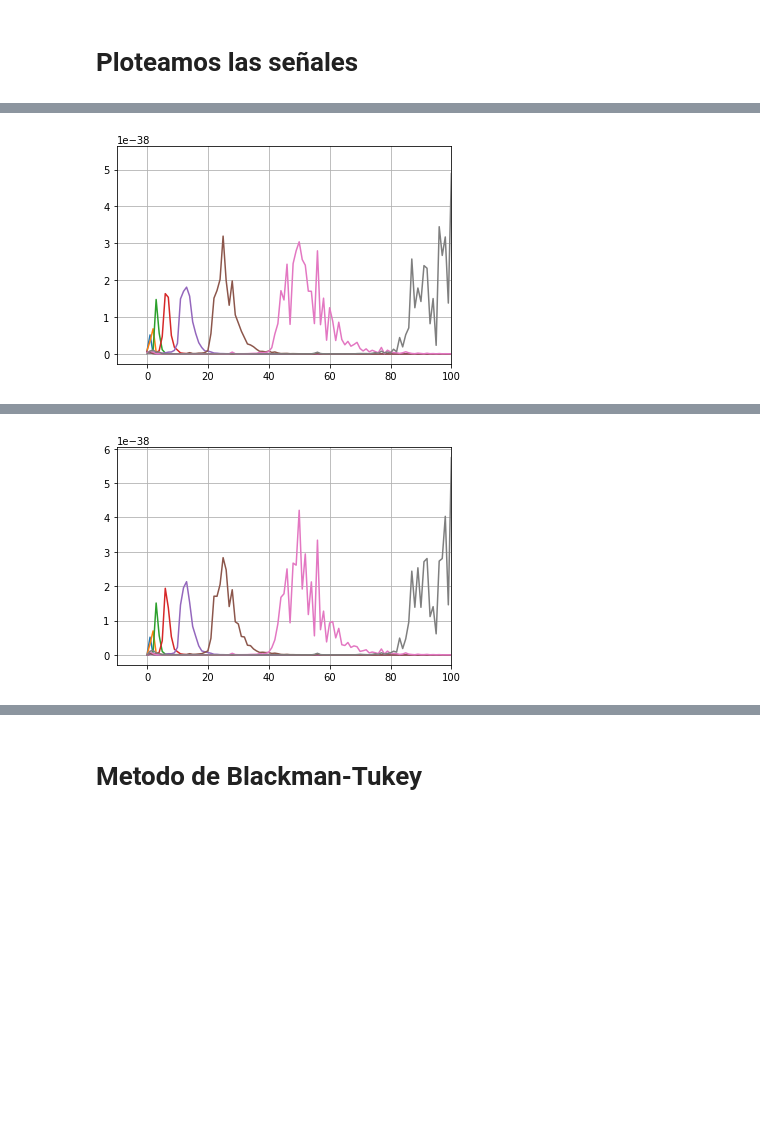
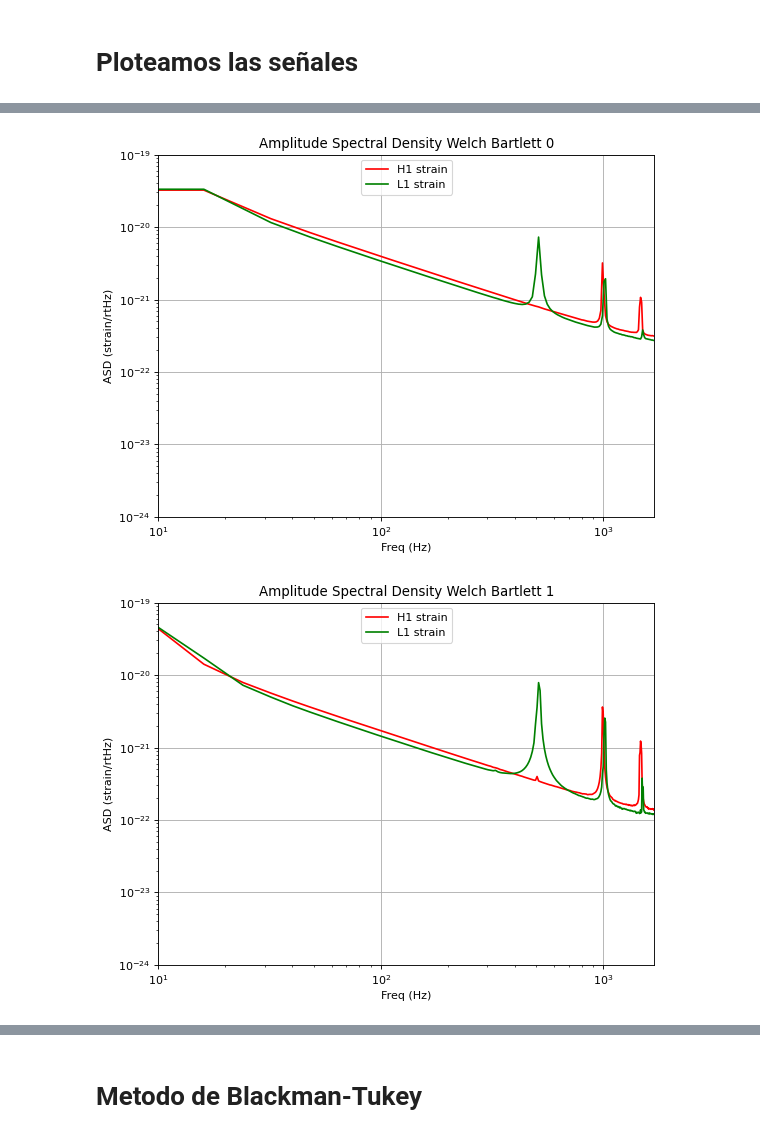
Before and after one commit to ManuMollon261297/PASA, a Jupyter notebook: TP1/code/pasa_tp1.ipynb, the cells around one changed output, grey strips where cells are left out. Drawn from its saved outputs; the diff is of its cells as text; code cells hidden in the pictures; blank space fills up the shorter version.

```diff
--- a/TP1/code/pasa_tp1.ipynb
+++ b/TP1/code/pasa_tp1.ipynb
@@ -10,8 +10,8 @@ import matplotlib.pyplot as plt
 # %% [markdown]
 # Cargamos las señales
 # %%
-H1 = h5py.File('H-H1_GWOSC_4KHZ_R1-1126259447-32.hdf5',  'r')
-L1 = h5py.File('L-L1_GWOSC_4KHZ_R1-1126259447-32.hdf5',  'r')
+H1 = h5py.File('../data/H-H1_GWOSC_4KHZ_R1-1126259447-32.hdf5',  'r')
+L1 = h5py.File('../data/L-L1_GWOSC_4KHZ_R1-1126259447-32.hdf5',  'r')
 # %%
 print(list(H1.keys()))
 print(list(L1.keys()))
@@ -102,5 +112,5 @@ plt.show()
 # %%
-def plotStrainASD(freqs1, freqs2, Pxx1, Pxx2, fmin, fmax, filename='ASD.png', show=True, yMin=1e-24, yMax=1e-19):
+def plotStrainASD(freqs1, freqs2, Pxx1, Pxx2, fmin, fmax, filename='ASD.png', show=True, yMin=1e-24, yMax=1e-19,title=''):
     plt.figure(num=None, figsize=(8,6), dpi=80, facecolor='w', edgecolor='k')
     plt.loglog(freqs1, np.sqrt(Pxx1),'r',label='H1 strain')
     plt.loglog(freqs2, np.sqrt(Pxx2),'g',label='L1 strain')
@@ -109,7 +119,7 @@ def plotStrainASD(freqs1, freqs2, Pxx1, Pxx2, fmin, fmax, filename='ASD.png', sh
     plt.ylabel('ASD (strain/rtHz)')
     plt.xlabel('Freq (Hz)')
     plt.legend(loc='upper center')
-    plt.title('Amplitude Spectral Density')
+    plt.title('Amplitude Spectral Density ' + title)
     plt.savefig(filename)
     if show:
         plt.plot()
@@ -124,5 +134,5 @@ PxxH1_FFT = norm*abs(fftH1)**2/N_event
 PxxL1_FFT = norm*abs(fftL1)**2/N_event
 fmin = 10
 fmax = 2000
-plotStrainASD(freqs1,freqs2, PxxH1_FFT[:-1], PxxL1_FFT[:-1], fmin, fmax, filename='ASD-Periodogram.png')
+plotStrainASD(freqs1,freqs2, PxxH1_FFT[:-1], PxxL1_FFT[:-1], fmin, fmax, filename='ASD-Periodogram.png',title='Periodogram')
 # %% [output]
@@ -186,11 +204,15 @@ def welchBartlett(data,fs,D,L,k,window,padding=None):
 # %%
-for i in range(8):
-  nperseg = 2**(9+i)
-  wbSpectrumL1 =  welchBartlett(dataL1, fs=4096, D=0, L=nperseg, k=int(len(dataL1)/nperseg), window = signal.get_window('boxcar', nperseg))
-  wbSpectrumH1 =  welchBartlett(dataH1, fs=4096, D=0, L=nperseg, k=int(len(dataH1)/nperseg), window = signal.get_window('boxcar', nperseg))
-  plt.plot(wbSpectrumH1)
-plt.grid('on')
-plt.xlim(left=-10,right=100)
-plt.show()
+for i in range(7):
+    nperseg = 2**(8+i)
+    fmin = 10
+    fmax = 1700
+    freqs1 = np.fft.fftfreq(nperseg,d=1/4096)
+    freqs2 = np.fft.fftfreq(nperseg,d=1/4096)
+    freqs1 = freqs1[:len(freqs1)//2]
+    freqs2 = freqs2[:len(freqs2)//2]
+    PxxH1_WB =  welchBartlett(dataH1[0:62000], fs=4096, D=0, L=nperseg, k=int(62000/nperseg), window = signal.get_window('boxcar', nperseg))
+    PxxL1_WB =  welchBartlett(dataL1[0:62000], fs=4096, D=0, L=nperseg, k=int(62000/nperseg), window = signal.get_window('boxcar', nperseg))
+    plotStrainASD(freqs1, freqs2, PxxH1_WB[:-1], PxxL1_WB[:-1], fmin, fmax, filename='ASD-Welch-Bartlett-Method.png',title='Welch Bartlett '+str(i))
 # %% [output]
-[figure, old version]
+[figure, new version]
+[figure, added]
@@ -197,10 +223,0 @@ plt.show()
-# %%
-for i in range(8):
-  nperseg = 2**(9+i)
-  f, welch = signal.welch(dataH1,fs=4096,window = 'boxcar',nperseg=nperseg)
-  plt.plot(welch)
-plt.grid('on')
-plt.xlim(left=-10,right=100)
-plt.show()
-# %% [output]
-[figure, removed]
```
Also changed, not shown: parts of 29 cells of this notebook, 19 other files.
